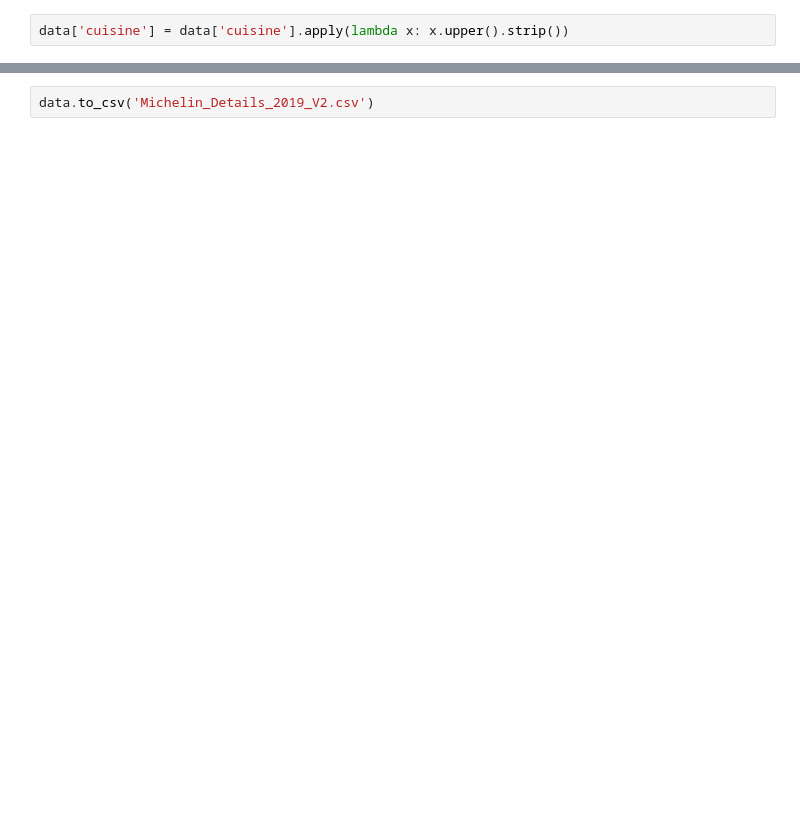
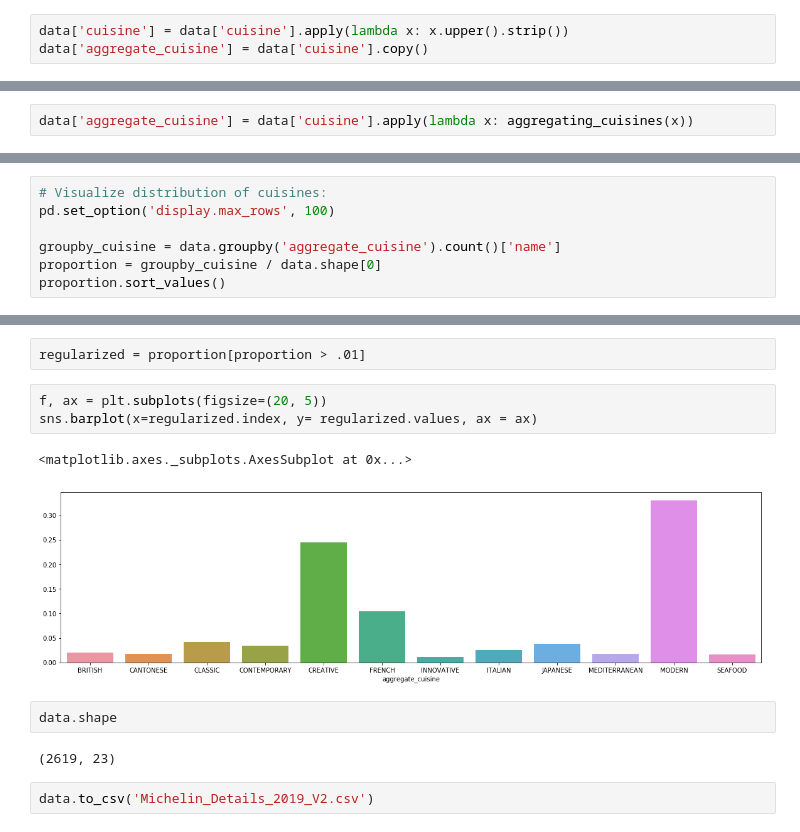
Before and after one commit to lancezeng947/michelin, a Jupyter notebook: Data Clean.ipynb, the cells around one changed output, grey strips where cells are left out. Drawn from its saved outputs; the diff is of its cells as text; blank space fills up the shorter version.

```diff
--- a/Data Clean.ipynb
+++ b/Data Clean.ipynb
@@ -14,2 +104,3 @@ data.head(5)
 # %%
 data['cuisine'] = data['cuisine'].apply(lambda x: x.upper().strip())
+data['aggregate_cuisine'] = data['cuisine'].copy()
@@ -39,0 +147,2 @@ set(data['cuisine'])
+# %%
+data['aggregate_cuisine'] = data['cuisine'].apply(lambda x: aggregating_cuisines(x))
@@ -39,0 +171,7 @@ set(data['cuisine'])
+# %%
+# Visualize distribution of cuisines:
+pd.set_option('display.max_rows', 100)
+
+groupby_cuisine = data.groupby('aggregate_cuisine').count()['name']
+proportion = groupby_cuisine / data.shape[0]
+proportion.sort_values()
@@ -40,2 +196,14 @@ set(data['cuisine'])
+# %%
+regularized = proportion[proportion > .01]
+# %%
+f, ax = plt.subplots(figsize=(20, 5))
+sns.barplot(x=regularized.index, y= regularized.values, ax = ax)
+# %% [output]
+<matplotlib.axes._subplots.AxesSubplot at 0x...>
+[figure, added]
+# %%
+data.shape
+# %% [output]
+(2619, 23)
 # %%
 data.to_csv('Michelin_Details_2019_V2.csv')
```
Also changed, not shown: parts of 22 cells of this notebook, 2 other files.
